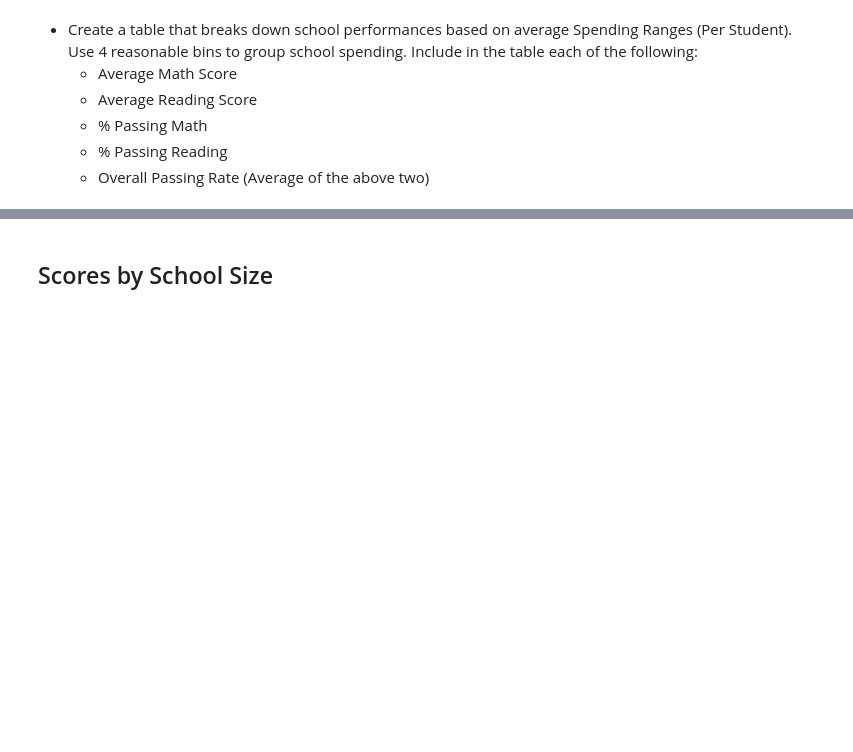
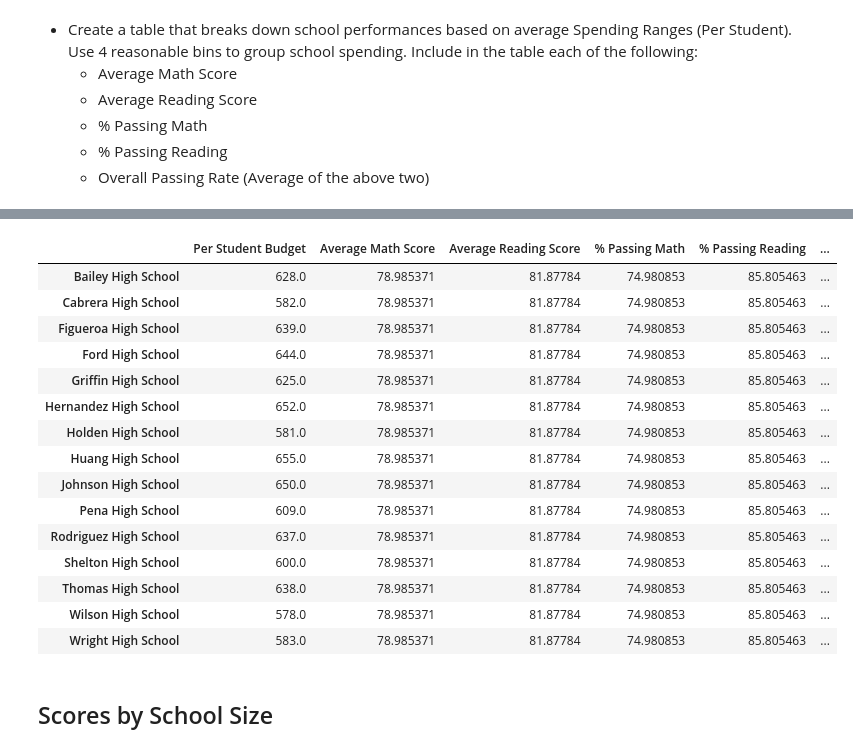
Before and after one commit to pwickliff1/pandas-challenge, a Jupyter notebook: PyCitySchools/PyCitySchools_starter.ipynb, the cells around one changed output, grey strips where cells are left out. Drawn from its saved outputs; the diff is of its cells as text; code cells hidden in the pictures; blank space fills up the shorter version.

```diff
--- a/PyCitySchools/PyCitySchools_starter.ipynb
+++ b/PyCitySchools/PyCitySchools_starter.ipynb
@@ -326,3 +311,54 @@ school_scores_by_spending
+# %%
+# Calculate aggregates for Scores by school spending
+
+#student_data.drop('school_name', axis=1)
+
+#del student_data["school_name"]
+#student_data.reset_index(drop=True)
+
+student_count = student_data["student_name"].count()
+math_avg =  student_data["math_score"].mean()
+reading_avg = student_data["reading_score"].mean()
+overall_pass = (math_avg + reading_avg)/2
+perc_passing_math = (student_data[student_data["math_score"] >= 70].math_score.count())/student_count
+perc_passing_reading = (student_data[student_data["reading_score"] >= 70].reading_score.count())/student_count
+school_budget_student = school_budget/student_school_count
+
+# Create the district summary dataframe and display report
+spending_list_df = pd.DataFrame({
+                                "Per Student Budget":school_budget_student,
+                                "Average Math Score": math_avg,
+                                "Average Reading Score": reading_avg,
+                                "% Passing Math": perc_passing_math*100,
+                                "% Passing Reading": perc_passing_reading*100,
+                                "% Overall Passing Rate": overall_pass
+})
+#spending_list_df
+
+# Add bin lookups for report
+spending_list_df["Spending Ranges"] = pd.cut(spending_list_df["Per Student Budget"], spending_bins, labels=group_names)
+spending_list_df
+#student_data
+# Display scores by school spending report
+#spending_list_df
+#student_data
+# %% [output]
+|  | Per Student Budget | Average Math Score | Average Reading Score | % Passing Math | % Passing Reading | ... |
+| Bailey High School | 628.0 | 78.985371 | 81.87784 | 74.980853 | 85.805463 | ... |
+| Cabrera High School | 582.0 | 78.985371 | 81.87784 | 74.980853 | 85.805463 | ... |
+| Figueroa High School | 639.0 | 78.985371 | 81.87784 | 74.980853 | 85.805463 | ... |
+| Ford High School | 644.0 | 78.985371 | 81.87784 | 74.980853 | 85.805463 | ... |
+| Griffin High School | 625.0 | 78.985371 | 81.87784 | 74.980853 | 85.805463 | ... |
+| Hernandez High School | 652.0 | 78.985371 | 81.87784 | 74.980853 | 85.805463 | ... |
+| Holden High School | 581.0 | 78.985371 | 81.87784 | 74.980853 | 85.805463 | ... |
+| Huang High School | 655.0 | 78.985371 | 81.87784 | 74.980853 | 85.805463 | ... |
+| Johnson High School | 650.0 | 78.985371 | 81.87784 | 74.980853 | 85.805463 | ... |
+| Pena High School | 609.0 | 78.985371 | 81.87784 | 74.980853 | 85.805463 | ... |
+| Rodriguez High School | 637.0 | 78.985371 | 81.87784 | 74.980853 | 85.805463 | ... |
+| Shelton High School | 600.0 | 78.985371 | 81.87784 | 74.980853 | 85.805463 | ... |
+| Thomas High School | 638.0 | 78.985371 | 81.87784 | 74.980853 | 85.805463 | ... |
+| Wilson High School | 578.0 | 78.985371 | 81.87784 | 74.980853 | 85.805463 | ... |
+| Wright High School | 583.0 | 78.985371 | 81.87784 | 74.980853 | 85.805463 | ... |
 # %% [markdown]
 ## Scores by School Size
 # %% [markdown]
```
Also changed, not shown: parts of 4 cells of this notebook.
